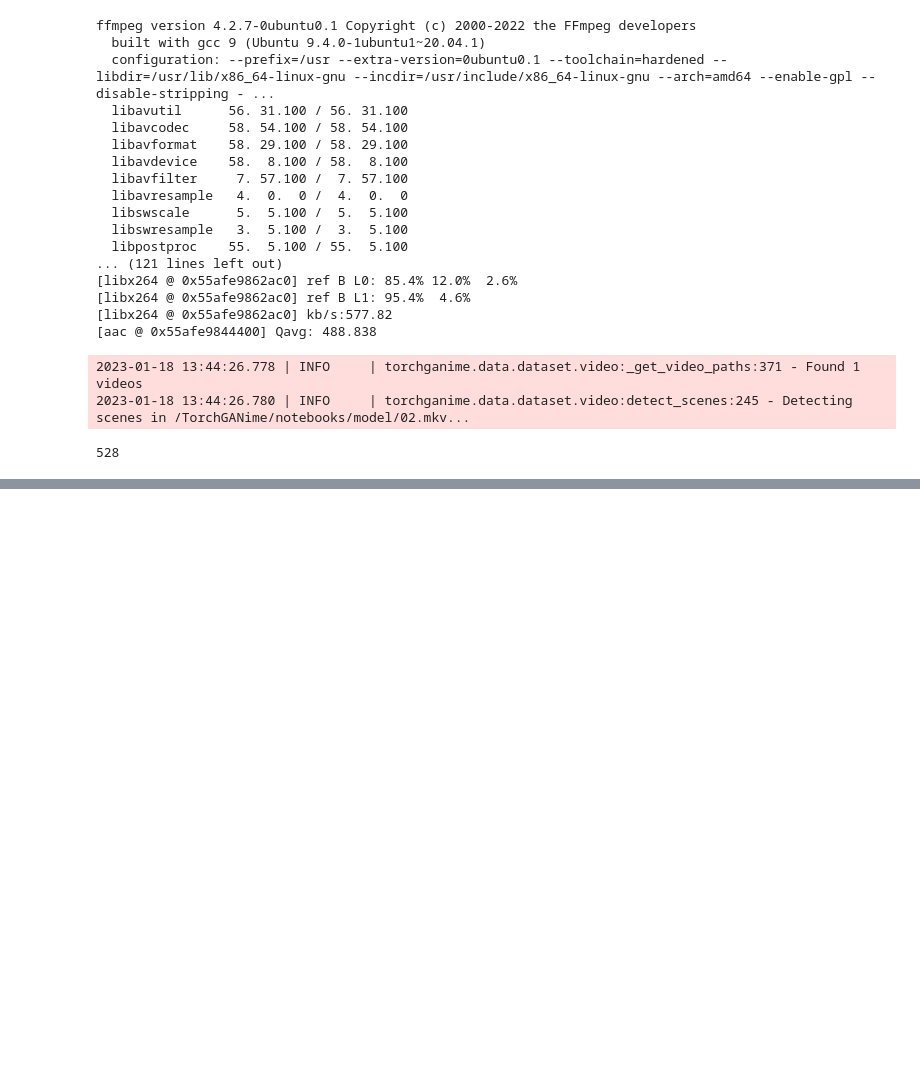
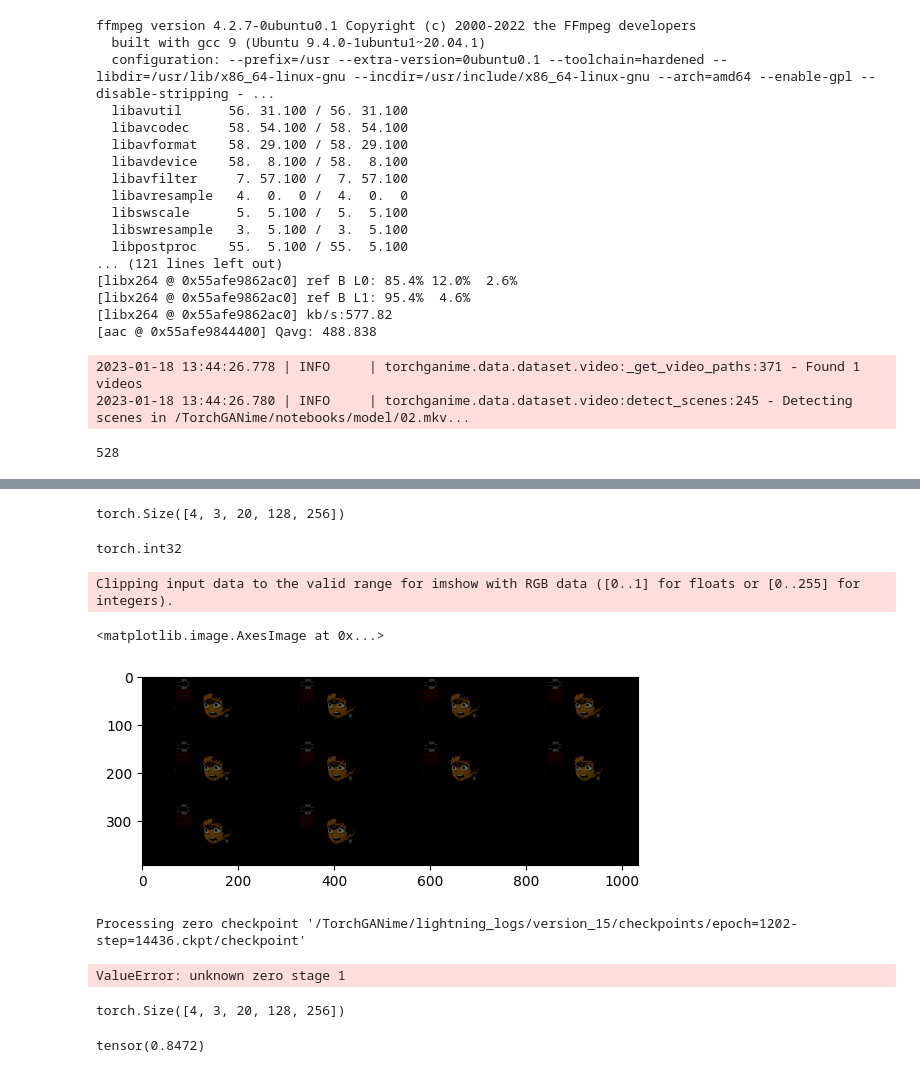
Before and after one commit to Kurokabe/TorchGANime, a Jupyter notebook: notebooks/model/ganime.ipynb, the cells around one changed output, grey strips where cells are left out. Drawn from its saved outputs; the diff is of its cells as text; code cells hidden in the pictures; blank space fills up the shorter version.

Commit message:
Various tests for training

```diff
--- a/notebooks/model/ganime.ipynb
+++ b/notebooks/model/ganime.ipynb
@@ -258,0 +328,3 @@ len(train_dataset)
+# %%
+import torch
+batch = [torch.randn((3, torch.randint(5, 10, (1,))[0], 128, 256)) for _ in range(4)]
@@ -258,0 +340,2 @@ len(train_dataset)
+# %%
+video_data = VideoData("/TorchGANime/data/kny/raw_videos/02.mkv", "/TorchGANime/data/kny/raw_videos/02.mkv", image_size=(128, 256), batch_size=4, max_video_len=20)
@@ -258,0 +345,14 @@ len(train_dataset)
+# %%
+for batch in video_data.train_dataloader():
+    b = batch
+    break
+# %%
+videos, targets = b
+# %%
+targets.shape
+# %% [output]
+torch.Size([4, 3, 20, 128, 256])
+# %%
+videos["remaining_frames"].dtype
+# %% [output]
+torch.int32
@@ -258,0 +362,20 @@ len(train_dataset)
+# %%
+plt.imshow(torchvision.utils.make_grid(targets[3].permute(1, 0, 2, 3), nrow=4).permute(1, 2, 0))
+# %% [output]
+Clipping input data to the valid range for imshow with RGB data ([0..1] for floats or [0..255] for integers).
+<matplotlib.image.AxesImage at 0x...>
+[figure, added]
+# %%
+from pytorch_lightning.utilities.deepspeed import convert_zero_checkpoint_to_fp32_state_dict
+
+# lightning deepspeed has saved a directory instead of a file
+save_path = "/TorchGANime/lightning_logs/version_15/checkpoints/epoch=1202-step=14436.ckpt"
+output_path = "/TorchGANime/checkpoints/ganime_large.pt"
+convert_zero_checkpoint_to_fp32_state_dict(save_path, output_path)
+# %% [output]
+Processing zero checkpoint '/TorchGANime/lightning_logs/version_15/checkpoints/epoch=1202-step=14436.ckpt/checkpoint'
+ValueError: unknown zero stage 1
+# %%
+targets.shape
+# %% [output]
+torch.Size([4, 3, 20, 128, 256])
@@ -258,0 +385,4 @@ len(train_dataset)
+# %%
+((targets[2, :, 0] + 1) / 2).max()
+# %% [output]
+tensor(0.8472)
```
Also changed, not shown: parts of 7 cells of this notebook, 12 other files.
